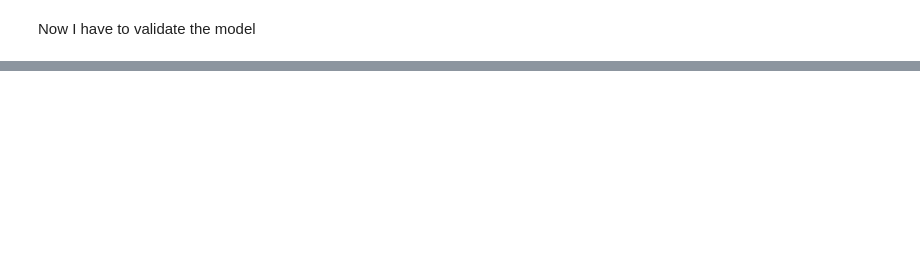
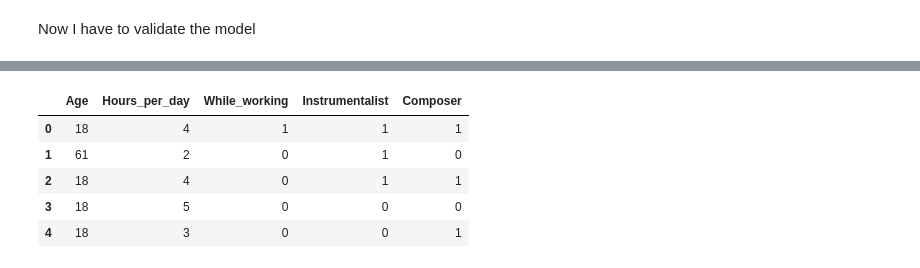
Before and after one commit to alessiasanfelici/Programming-2022-2023, a Jupyter notebook: Project_Programming (1).ipynb, the cells around one changed output, grey strips where cells are left out. Cells and saved outputs as stored; diff of their text form; code cells hidden in the pictures; blank space fills up the shorter version.

```diff
--- a/Project_Programming (1).ipynb
+++ b/Project_Programming (1).ipynb
@@ -455,0 +470,10 @@ Now I have to validate the model
+# %%
+new_dataset = music_health_df
+new_dataset.head()
+# %% [output]
+|  | Age | Hours_per_day | While_working | Instrumentalist | Composer |
+| 0 | 18 | 4 | 1 | 1 | 1 |
+| 1 | 61 | 2 | 0 | 1 | 0 |
+| 2 | 18 | 4 | 0 | 1 | 1 |
+| 3 | 18 | 5 | 0 | 0 | 0 |
+| 4 | 18 | 3 | 0 | 0 | 1 |
```
Also changed, not shown: parts of 12 cells of this notebook, 1 other file.
